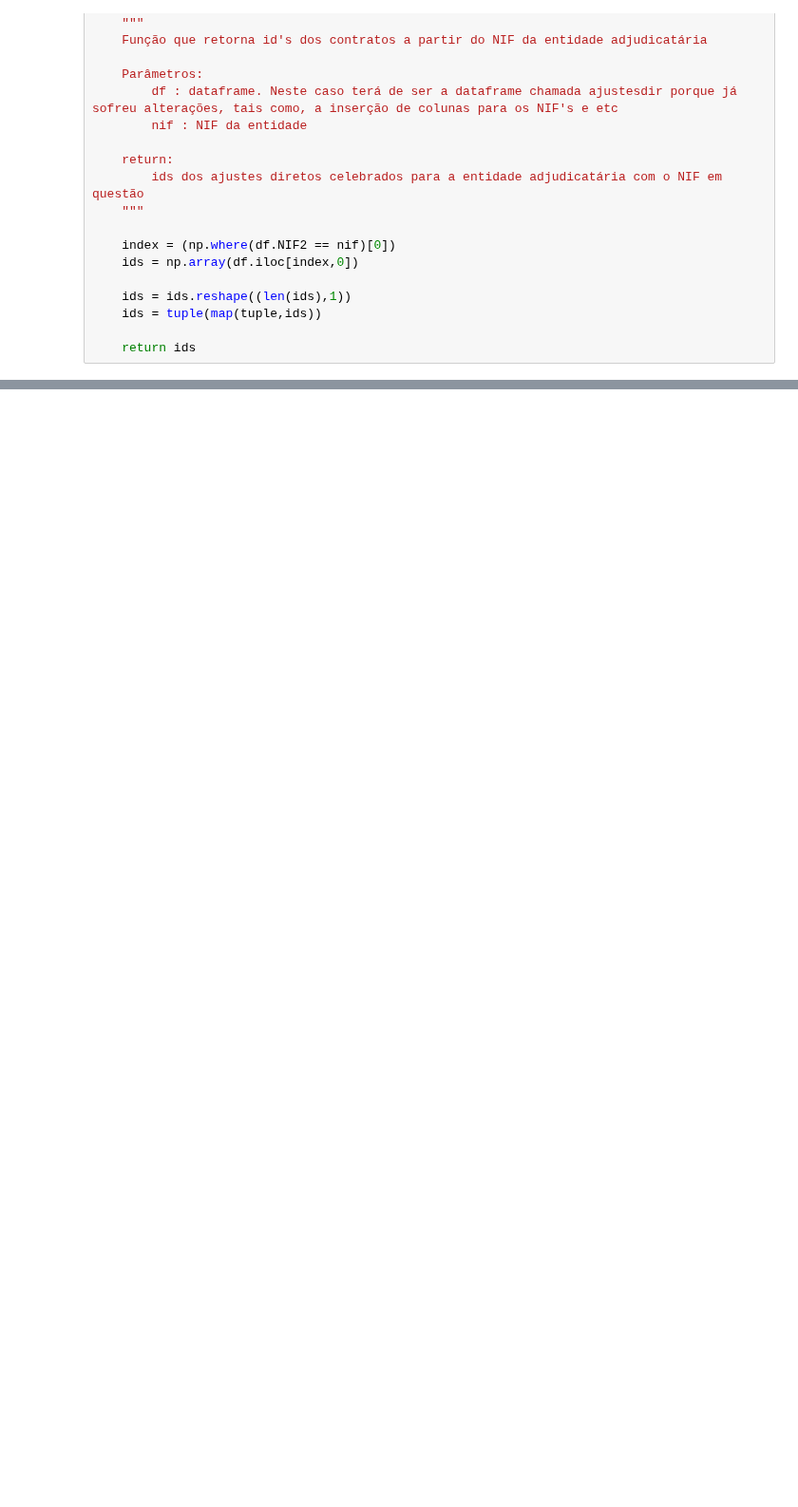
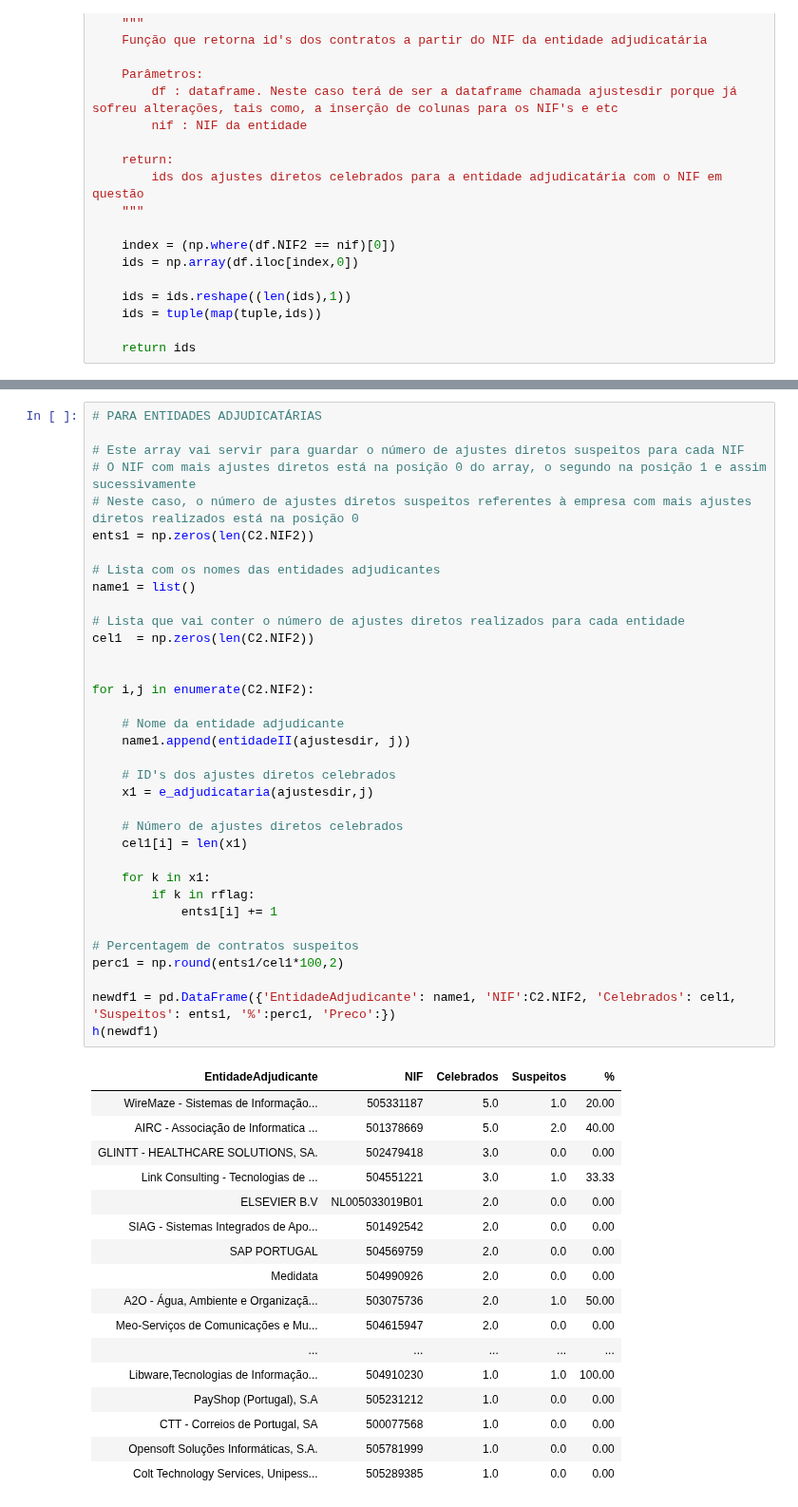
Before and after one commit to francisco-vpereira/ForceraIntership, a Jupyter notebook: forcera/scripts/contratos_v2.ipynb, the cells around one changed output, grey strips where cells are left out. Shown at 95% size. Cells and saved outputs as stored; diff of their text form; blank space fills up the shorter version.

```diff
--- a/forcera/scripts/contratos_v2.ipynb
+++ b/forcera/scripts/contratos_v2.ipynb
@@ -1121,0 +1175,53 @@ entidade(ajustesdir,'510745997')
+# %%
+# PARA ENTIDADES ADJUDICATÁRIAS
+
+# Este array vai servir para guardar o número de ajustes diretos suspeitos para cada NIF
+# O NIF com mais ajustes diretos está na posição 0 do array, o segundo na posição 1 e assim sucessivamente
+# Neste caso, o número de ajustes diretos suspeitos referentes à empresa com mais ajustes diretos realizados está na posição 0
+ents1 = np.zeros(len(C2.NIF2))
+
+# Lista com os nomes das entidades adjudicantes
+name1 = list()
+
+# Lista que vai conter o número de ajustes diretos realizados para cada entidade
+cel1  = np.zeros(len(C2.NIF2))
+
+
+for i,j in enumerate(C2.NIF2):
+
+    # Nome da entidade adjudicante
+    name1.append(entidadeII(ajustesdir, j))
+
+    # ID's dos ajustes diretos celebrados
+    x1 = e_adjudicataria(ajustesdir,j)
+
+    # Número de ajustes diretos celebrados
+    cel1[i] = len(x1)
+
+    for k in x1:
+        if k in rflag:
+            ents1[i] += 1
+
+# Percentagem de contratos suspeitos
+perc1 = np.round(ents1/cel1*100,2)
+
+newdf1 = pd.DataFrame({'EntidadeAdjudicante': name1, 'NIF':C2.NIF2, 'Celebrados': cel1, 'Suspeitos': ents1, '%':perc1, 'Preco':})
+h(newdf1)
+# %% [output]
+| EntidadeAdjudicante | NIF | Celebrados | Suspeitos | % |
+| WireMaze - Sistemas de Informação... | 505331187 | 5.0 | 1.0 | 20.00 |
+| AIRC - Associação de Informatica ... | 501378669 | 5.0 | 2.0 | 40.00 |
+| GLINTT - HEALTHCARE SOLUTIONS, SA. | 502479418 | 3.0 | 0.0 | 0.00 |
+| Link Consulting - Tecnologias de ... | 504551221 | 3.0 | 1.0 | 33.33 |
+| ELSEVIER B.V | NL005033019B01 | 2.0 | 0.0 | 0.00 |
+| SIAG - Sistemas Integrados de Apo... | 501492542 | 2.0 | 0.0 | 0.00 |
+| SAP PORTUGAL | 504569759 | 2.0 | 0.0 | 0.00 |
+| Medidata | 504990926 | 2.0 | 0.0 | 0.00 |
+| A2O - Água, Ambiente e Organizaçã... | 503075736 | 2.0 | 1.0 | 50.00 |
+| Meo-Serviços de Comunicações e Mu... | 504615947 | 2.0 | 0.0 | 0.00 |
+| ... | ... | ... | ... | ... |
+| Libware,Tecnologias de Informação... | 504910230 | 1.0 | 1.0 | 100.00 |
+| PayShop (Portugal), S.A | 505231212 | 1.0 | 0.0 | 0.00 |
+| CTT - Correios de Portugal, SA | 500077568 | 1.0 | 0.0 | 0.00 |
+| Opensoft Soluções Informáticas, S.A. | 505781999 | 1.0 | 0.0 | 0.00 |
+| Colt Technology Services, Unipess... | 505289385 | 1.0 | 0.0 | 0.00 |
```
Also changed, not shown: parts of 5 cells of this notebook.
